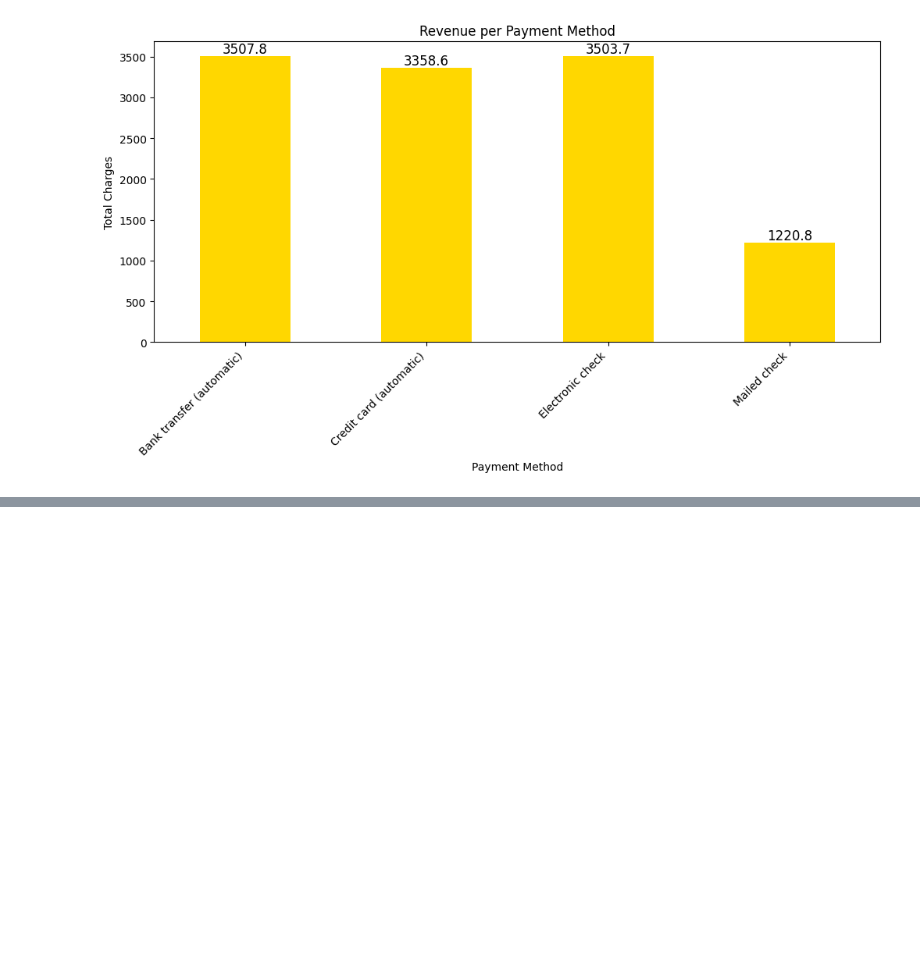
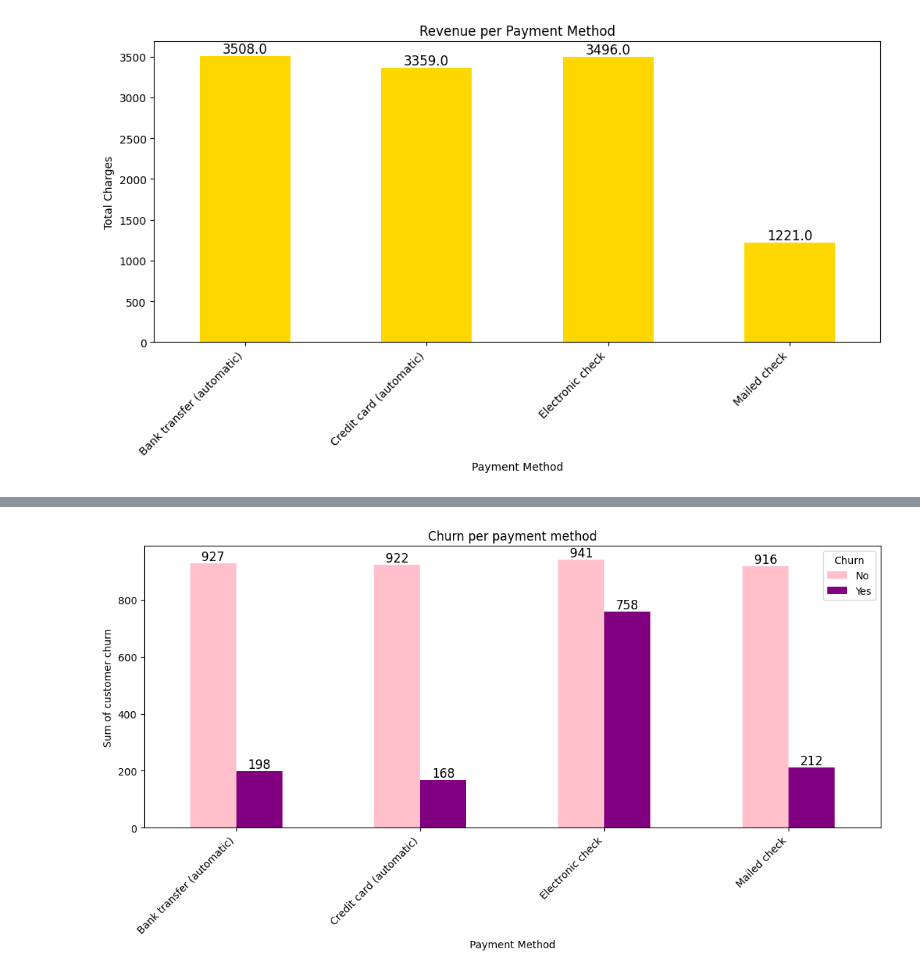
Before and after one commit to LewyseK/Telco-customer-churn-analysis, a Jupyter notebook: notebooks/classification.ipynb, the cells around one changed output, grey strips where cells are left out. Cells and saved outputs as stored; diff of their text form; code cells hidden in the pictures; blank space fills up the shorter version.

```diff
--- a/notebooks/classification.ipynb
+++ b/notebooks/classification.ipynb
@@ -526,6 +617,6 @@ plt.show()
 # %%
 Revenue_per_paymentmethod = train.groupby('PaymentMethod')['TotalCharges'].sum()
-Revenue_per_paymentmethod = (Revenue_per_paymentmethod / 1000).round(1)
+Revenue_per_paymentmethod = (Revenue_per_paymentmethod / 1000).round(0)
 Revenue_per_paymentmethod
 # %% [output]
 PaymentMethod
@@ -551,0 +686,3 @@ plt.show()
+# %%
+ChurnRate_per_payment_method = train.groupby('PaymentMethod')['Churn'].value_counts().unstack()
+ChurnRate_per_payment_method
@@ -551,0 +696,15 @@ plt.show()
+# %%
+ax = ChurnRate_per_payment_method.plot(kind='bar', figsize=(13, 5), color = ['pink','purple'])
+plt.title('Churn per payment method')
+plt.xlabel('Payment Method')
+plt.ylabel('Sum of customer churn')
+plt.xticks(rotation = 45, ha = 'right')
+
+# Add annotations to each bar
+for p in ax.patches:
+    ax.annotate(str(p.get_height()), (p.get_x() + p.get_width() / 2., p.get_height()),
+                ha='center', va='bottom', fontsize=12)
+
+plt.show()
+# %% [output]
+[figure, added]
```
Also changed, not shown: parts of 49 cells of this notebook, 1 other file.
